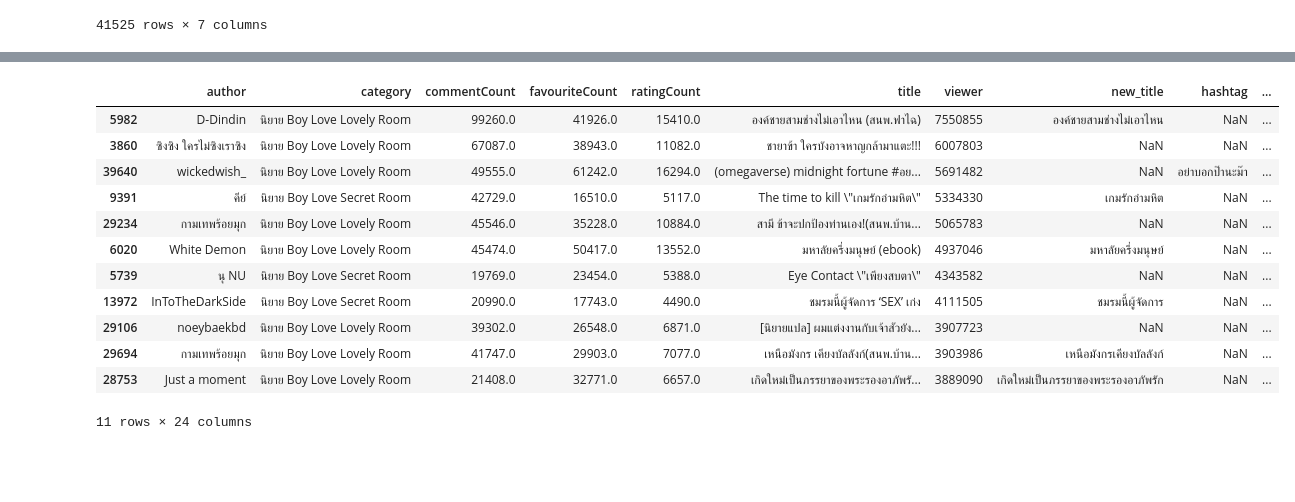
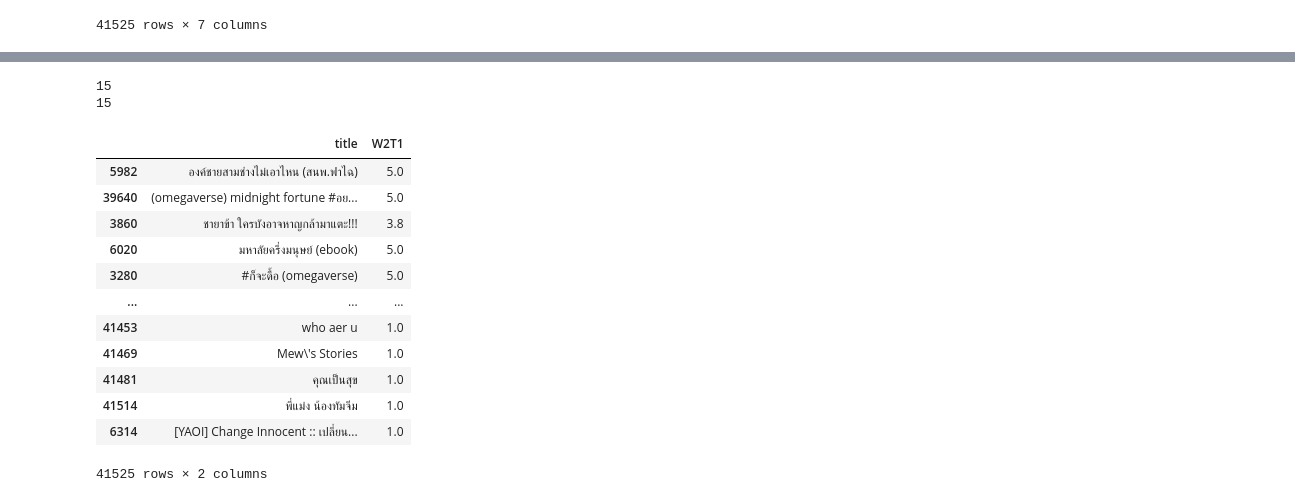
Before and after one commit to pppetonggg/Pick2Read, a Jupyter notebook: Rating/RatingCalculation/Calrating6_rq12_noWeight.ipynb, the cells around one changed output, grey strips where cells are left out. Drawn from its saved outputs; the diff is of its cells as text; code cells hidden in the pictures; blank space fills up the shorter version.

Commit message:
evaluation of rating

```diff
--- a/Rating/RatingCalculation/Calrating6_rq12_noWeight.ipynb
+++ b/Rating/RatingCalculation/Calrating6_rq12_noWeight.ipynb
@@ -419,19 +411,34 @@ dtype: object
+# %%
+#factor = ['viewer','ratingCount','favouriteCount','commentCount','ratingCount','favouriteCount','favouriteCount']
+factor = ['total1_1','total1_2','total1_3','total2_1','total2_11','total2_12','total2_13','total2_2','total2_21','total2_22','total2_23','total2_3','total2_31','total2_32','total2_33']
+print(len(factor))
+print(len(model))
+for i in range(len(model)):
+    exec("df['%s'].values[df['%s'].values < 1.0] = 1.0" % (model[i],model[i]))
+df = df.sort_values(by = ['total2_12','W2T1'], ascending = False)
+df.dtypes
+df.to_csv(r'C:\Users\paton\Pick2ReadData\Rating\Rating.csv')
+# %% [output]
+15
+15
 # %%
 #
 #rq1_3[['title','category']].head(15)
 #rq1_1[rq1_1['title'].str.contains('ผมไหว้ล่ะ|ใครบังอาจหาญกล้า|ตัวนิดของคุณ|เกิดใหม่ทั้งทีมีแค่นี้?|Lost Love [ไร้ รัก]|อุบายกินรา|โอเมก้าตาบอด|ตัวร้ายต้องทำงานเหมือนกัน|เกิดใหม่อีกครั้งก็ยังห้าวไม่เลิก|เหนือมังกร เคียงบัล|เหนือจุดเยือกแข็ง|คุณสราญหาคู่|สามีนอกสมรส|คุณพฤกษ์รวยมาก|เมื่อยมทูตมาเดบิวต์เป็นไอดอล|คุณพระเอกที่กลายเป็นคนดี|มนัสวินทร์|อาการจะรัก that tiger|ผู้ชายที่เจอในแอปหาคู่คนนั้นรักจริงใช่ไหม|Cannon Fodder Cheat System|ไม้เรียวสีขาวกับเสื้อกาวน์เปื้อนชอล์ก|ทำไมเทพโอสถเช่นข้าต้องมาเกิดใหม่เป็นซัมมอนเนอร์|เล่ม 1]ฮ่องเต้เหตุใดท่านจึงงดงามเช่นนี้|เมื่อรู้ว่าเป็นต้นขาทองคำ|ไม่รักป๊าหรือม๊า|ชายาข้างามยิ่งนัก|สามีไม่โง่สามีแค่รักมาก|ฝนหลงฤดู') == True]
-rq1_1.head(15)
+#rq1_1.head(15)
+#df.sort_values(by = ['total2_12','W2T1'], ascending = False)
+df[['title','W2T1']]
 # %% [output]
-|  | author | category | commentCount | favouriteCount | ratingCount | title | viewer | new_title | hashtag | ... |
-| 5982 | D-Dindin | นิยาย Boy Love Lovely Room | 99260.0 | 41926.0 | 15410.0 | องค์ชายสามช่างไม่เอาไหน (สนพ.ฟาไฉ) | 7550855 | องค์ชายสามช่างไม่เอาไหน | NaN | ... |
-| 3860 | ซิงซิง ใครไม่ซิงเราซิง | นิยาย Boy Love Lovely Room | 67087.0 | 38943.0 | 11082.0 | ชายาข้า ใครบังอาจหาญกล้ามาแตะ!!! | 6007803 | NaN | NaN | ... |
-| 39640 | wickedwish_ | นิยาย Boy Love Lovely Room | 49555.0 | 61242.0 | 16294.0 | (omegaverse) midnight fortune #อย... | 5691482 | NaN | อย่าบอกป๊านะม๊า | ... |
-| 9391 | คีย์ | นิยาย Boy Love Secret Room | 42729.0 | 16510.0 | 5117.0 | The time to kill \"เกมรักอำมหิต\" | 5334330 | เกมรักอำมหิต | NaN | ... |
-| 29234 | กามเทพร้อยมุก | นิยาย Boy Love Lovely Room | 45546.0 | 35228.0 | 10884.0 | สามี ข้าจะปกป้องท่านเอง!(สนพ.บ้าน... | 5065783 | NaN | NaN | ... |
-| 6020 | White Demon | นิยาย Boy Love Lovely Room | 45474.0 | 50417.0 | 13552.0 | มหาลัยครึ่งมนุษย์ (ebook) | 4937046 | มหาลัยครึ่งมนุษย์ | NaN | ... |
-| 5739 | นุ NU | นิยาย Boy Love Secret Room | 19769.0 | 23454.0 | 5388.0 | Eye Contact \"เพียงสบตา\" | 4343582 | NaN | NaN | ... |
-| 13972 | InToTheDarkSide | นิยาย Boy Love Secret Room | 20990.0 | 17743.0 | 4490.0 | ชมรมนี้ผู้จัดการ ‘SEX’ เก่ง | 4111505 | ชมรมนี้ผู้จัดการ | NaN | ... |
-| 29106 | noeybaekbd | นิยาย Boy Love Lovely Room | 39302.0 | 26548.0 | 6871.0 | [นิยายแปล] ผมแต่งงานกับเจ้าสัวยัง... | 3907723 | NaN | NaN | ... |
-| 29694 | กามเทพร้อยมุก | นิยาย Boy Love Lovely Room | 41747.0 | 29903.0 | 7077.0 | เหนือมังกร เคียงบัลลังก์(สนพ.บ้าน... | 3903986 | เหนือมังกรเคียงบัลลังก์ | NaN | ... |
-| 28753 | Just a moment | นิยาย Boy Love Lovely Room | 21408.0 | 32771.0 | 6657.0 | เกิดใหม่เป็นภรรยาของพระรองอาภัพรั... | 3889090 | เกิดใหม่เป็นภรรยาของพระรองอาภัพรัก | NaN | ... |
+|  | title | W2T1 |
+| 5982 | องค์ชายสามช่างไม่เอาไหน (สนพ.ฟาไฉ) | 5.0 |
+| 39640 | (omegaverse) midnight fortune #อย... | 5.0 |
+| 3860 | ชายาข้า ใครบังอาจหาญกล้ามาแตะ!!! | 3.8 |
+| 6020 | มหาลัยครึ่งมนุษย์ (ebook) | 5.0 |
+| 3280 | #ก็จะดื้อ (omegaverse) | 5.0 |
+| ... | ... | ... |
+| 41453 | who aer u | 1.0 |
+| 41469 | Mew\'s Stories | 1.0 |
+| 41481 | คุณเป็นสุข | 1.0 |
+| 41514 | พี่แม่ง น้องทัมจีม | 1.0 |
+| 6314 | [YAOI] Change Innocent :: เปลี่ยน... | 1.0 |
-11 rows × 24 columns
+41525 rows × 2 columns
```
Also changed, not shown: parts of 4 cells of this notebook, 47 other files.
